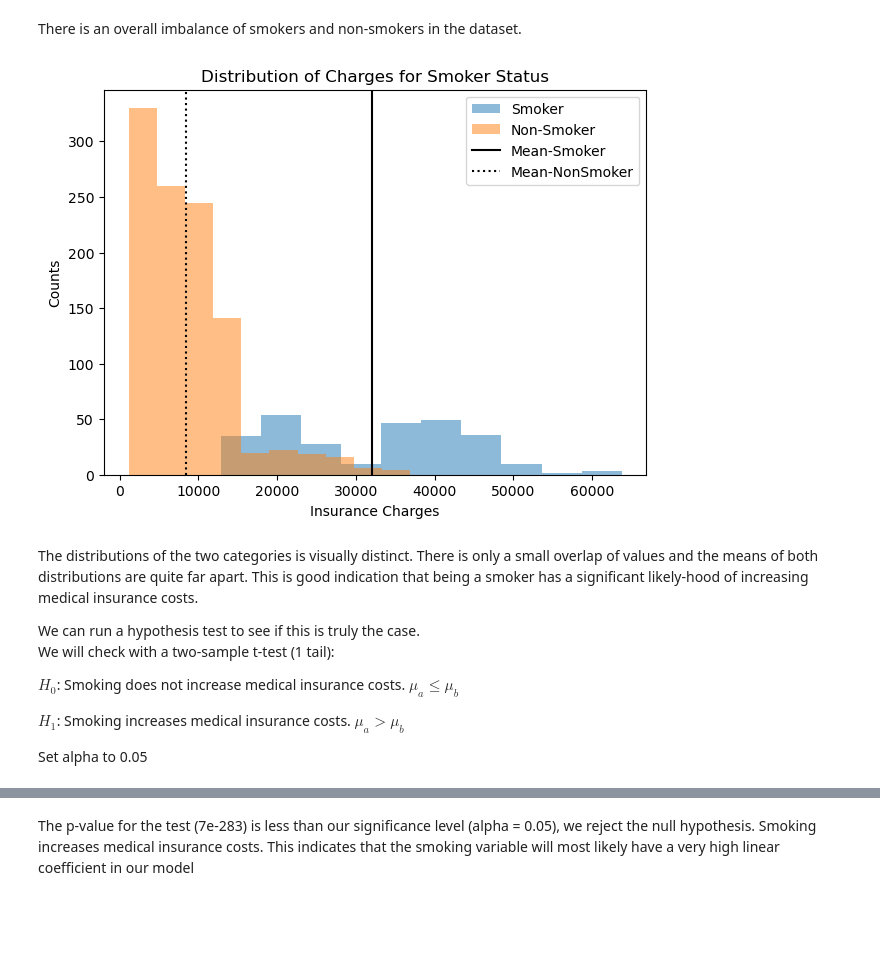
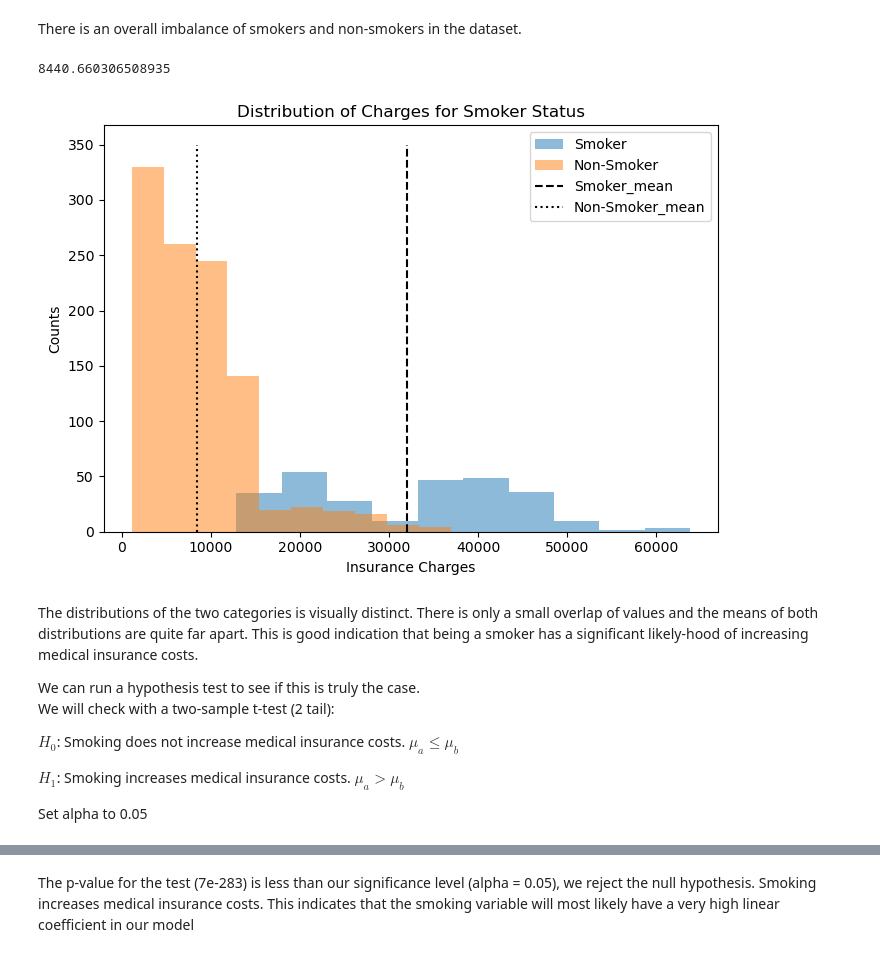
Before and after one commit to ntran119/data_projects, a Jupyter notebook: 2023_Medical_Insurance/2023_Predicting_Medical_Insurance.ipynb, the cells around one changed output, grey strips where cells are left out. Cells and saved outputs as stored; diff of their text form; code cells hidden in the pictures; blank space fills up the shorter version.

```diff
--- a/2023_Medical_Insurance/2023_Predicting_Medical_Insurance.ipynb
+++ b/2023_Medical_Insurance/2023_Predicting_Medical_Insurance.ipynb
@@ -281,23 +282,31 @@ print(f" Non-Smokers in the dataset = {smoker_no.count()}")
  Non-Smokers in the dataset = 1063
 # %% [markdown]
 There is an overall imbalance of smokers and non-smokers in the dataset.
+# %%
+smoker_no.mean()
+# %% [output]
+8440.660306508935
 # %%
 # histogram of two categories
 plt.figure(figsize=(7, 5))
 plt.hist(smoker_yes, alpha=0.5, label='Smoker')
+plt.hist(smoker_no, alpha=0.5, label='Non-Smoker')
+plt.vlines(x = smoker_yes.mean(), ymin=0, ymax=350, color = 'black', linestyle = '--', label='Smoker_mean')
+plt.vlines(x = smoker_no.mean(), ymin=0, ymax=350, color = 'black', linestyle = ':', label='Non-Smoker_mean')
 plt.title('Distribution of Charges for Smoker Status')
 plt.xlabel('Insurance Charges')
 plt.ylabel('Counts')
 plt.legend(loc='upper right')
+plt.tight_layout()
 plt.savefig('figures/smoker_histogram.png')
 plt.show()
 # %% [output]
-[figure, old version]
+[figure, new version]
 # %% [markdown]
 The distributions of the two categories is visually distinct. There is only a small overlap of values and the means of both distributions are quite far apart. This is good indication that being a smoker has a significant likely-hood of increasing medical insurance costs.
 
 We can run a hypothesis test to see if this is truly the case. <br>
-We will check with a two-sample t-test (1 tail):
+We will check with a two-sample t-test (2 tail):
 
 $H_0$: Smoking does not increase medical insurance costs. $\mu_a \leq \mu_b$
 
```
Also changed, not shown: parts of 4 cells of this notebook, 3 other files.
